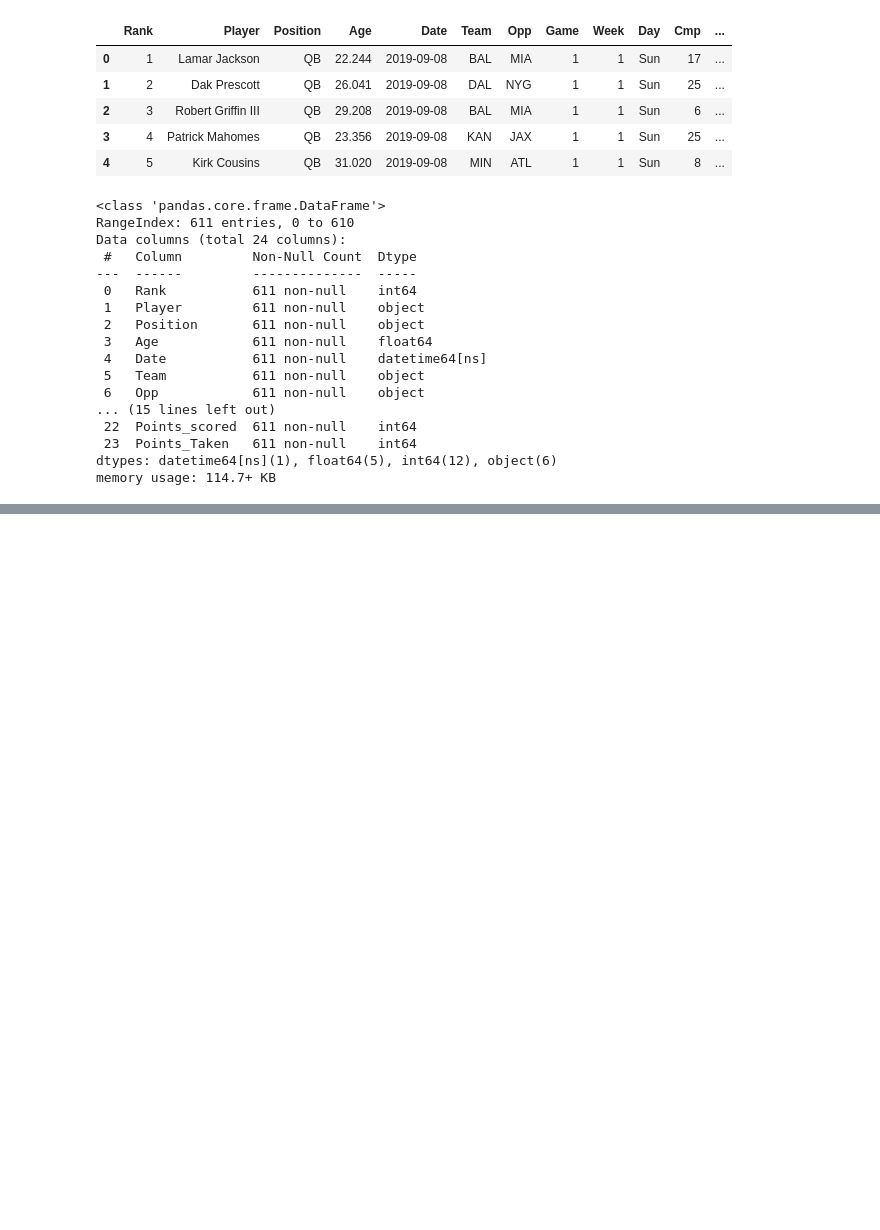
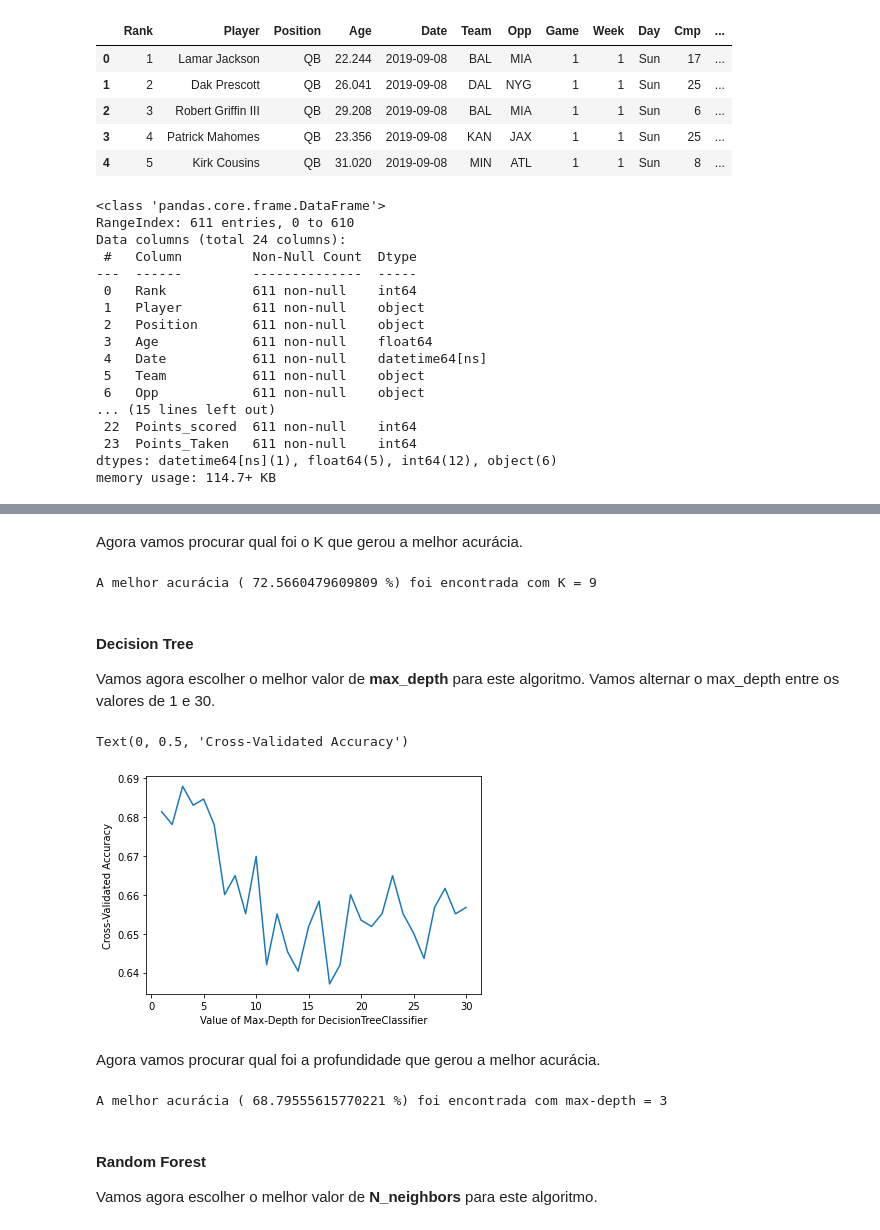
Before and after one commit to Valgueiro/dataScience_project, a Jupyter notebook: Projeto_2_dataScience.ipynb, the cells around one changed output, grey strips where cells are left out. Cells and saved outputs as stored; diff of their text form; code cells hidden in the pictures; blank space fills up the shorter version.

```diff
--- a/Projeto_2_dataScience.ipynb
+++ b/Projeto_2_dataScience.ipynb
@@ -259,0 +319,53 @@ x_train, x_test, y_train, y_test = train_test_split(qbs_attributes, results, ran
+# %% [markdown]
+Agora vamos procurar qual foi o K que gerou a melhor acurácia.
+# %%
+best_k = 1
+best_accuracy = 0
+
+for index, accuracy in k_scores.items():
+  if best_accuracy < accuracy:
+    best_k = index
+    best_accuracy = accuracy
+
+print("A melhor acurácia (", best_accuracy*100, "%) foi encontrada com K =", best_k)
+# %% [output]
+A melhor acurácia ( 72.5660479609809 %) foi encontrada com K = 9
+# %% [markdown]
+#### Decision Tree
+
+Vamos agora escolher o melhor valor de **max_depth** para este algoritmo. Vamos alternar o max_depth entre os valores de 1 e 30.
+# %%
+from sklearn.tree import DecisionTreeClassifier
+
+depth_range = range(1,31)
+depth_scores = {}
+
+for d in depth_range:
+    model = DecisionTreeClassifier(max_depth=d)
+    scores = cross_val_score(model, qbs_attributes, results, cv=5, scoring='accuracy')
+    depth_scores[d] = scores.mean()
+
+plt.plot(list(depth_scores.keys()), list(depth_scores.values()))
+plt.xlabel('Value of Max-Depth for DecisionTreeClassifier')
+plt.ylabel('Cross-Validated Accuracy')
+# %% [output]
+Text(0, 0.5, 'Cross-Validated Accuracy')
+[figure, added]
+# %% [markdown]
+Agora vamos procurar qual foi a profundidade que gerou a melhor acurácia.
+# %%
+best_depth = 1
+best_accuracy = 0
+
+for index, accuracy in k_scores.items():
+  if best_accuracy < accuracy:
+    best_depth = index
+    best_accuracy = accuracy
+
+print("A melhor acurácia (", best_accuracy*100, "%) foi encontrada com max-depth =", best_depth)
+# %% [output]
+A melhor acurácia ( 68.79555615770221 %) foi encontrada com max-depth = 3
+# %% [markdown]
+#### Random Forest
+
+Vamos agora escolher o melhor valor de **N_neighbors** para este algoritmo.
```
Also changed, not shown: parts of 20 cells of this notebook.
